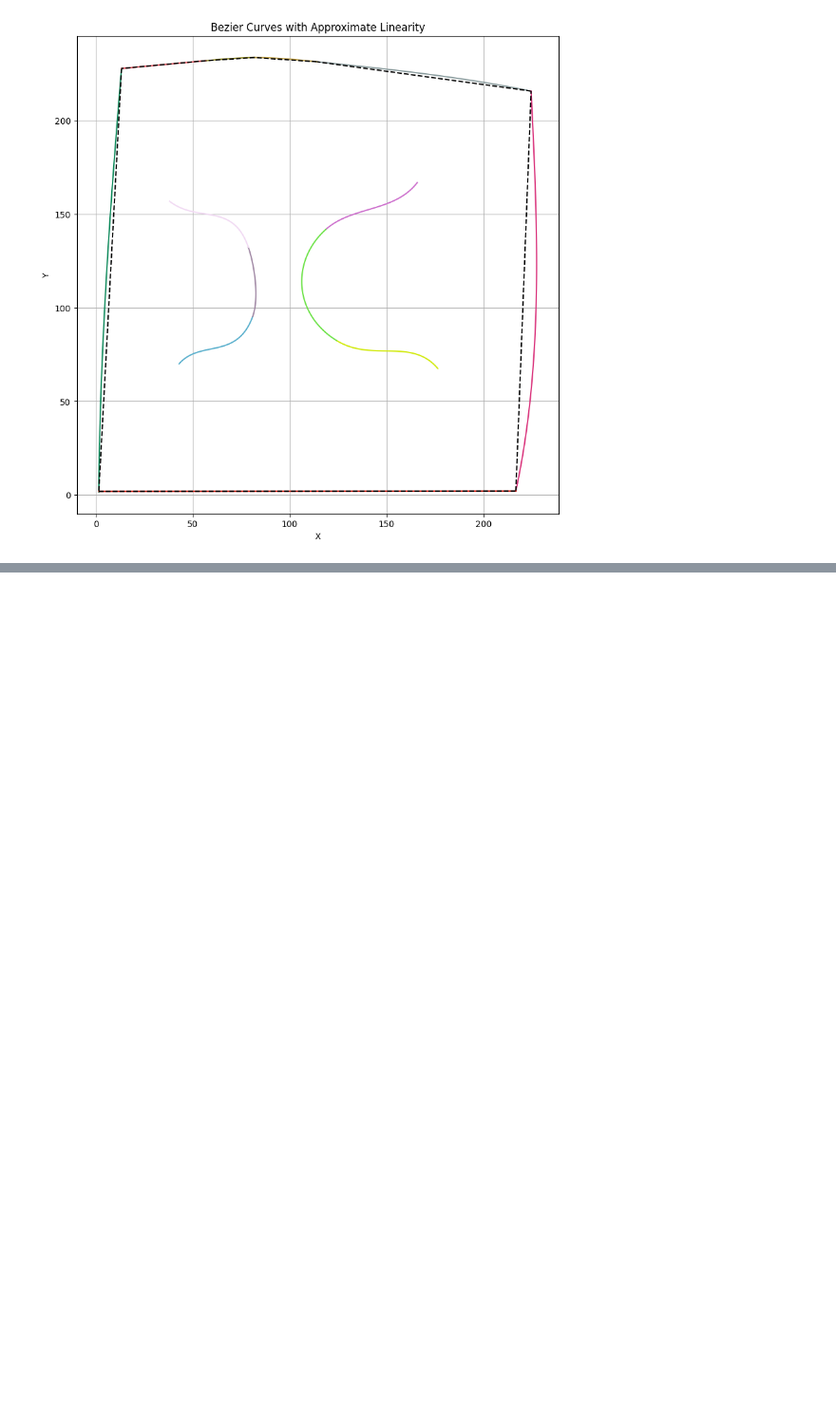
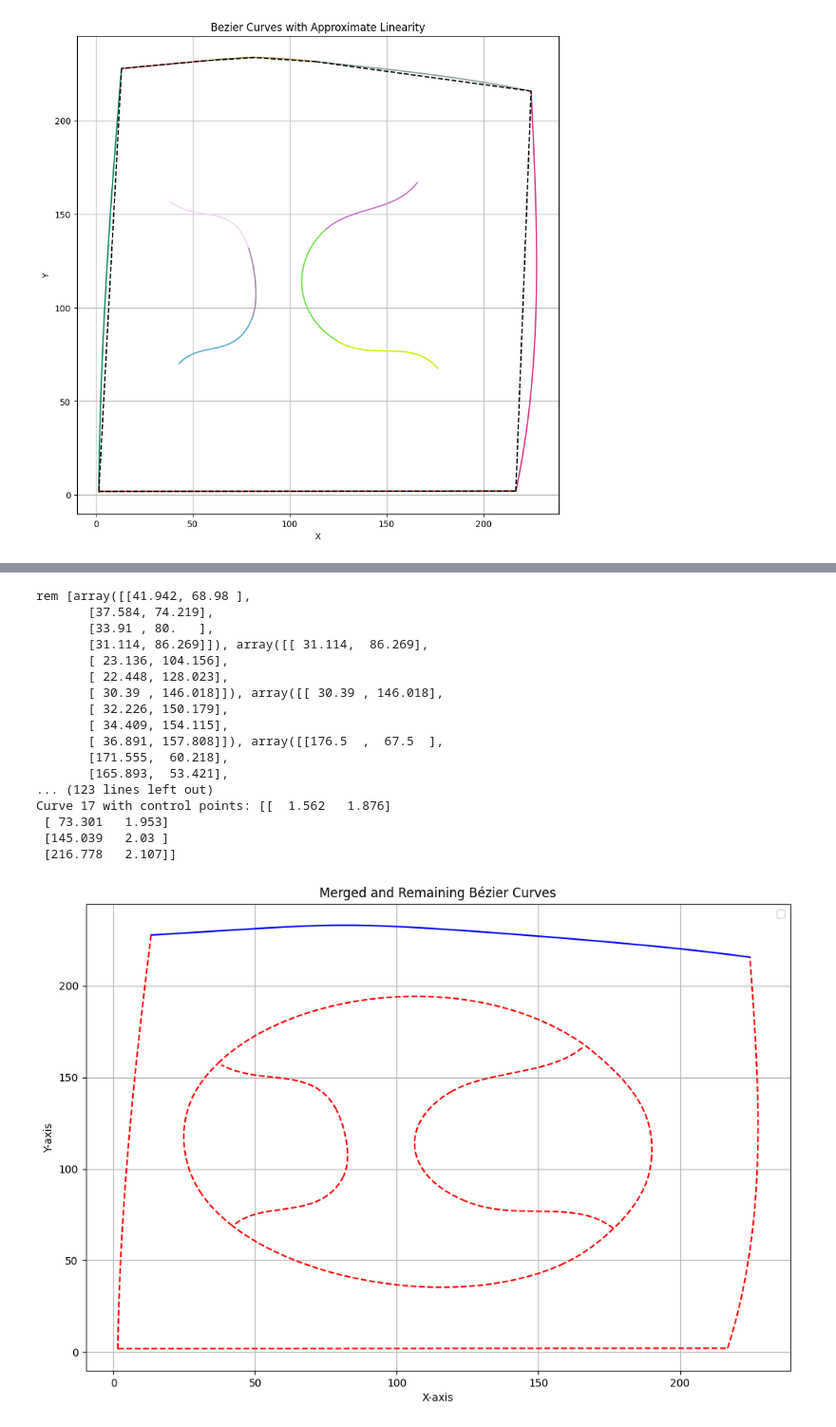
Before and after one commit to shubhamshinde6762/Adobe_Gensolve, a Jupyter notebook: reg.ipynb, the cells around one changed output, grey strips where cells are left out. Shown: that part at 95% size. Cells and saved outputs as stored; diff of their text form; code cells hidden in the pictures; blank space fills up the shorter version.

```diff
--- a/reg.ipynb
+++ b/reg.ipynb
@@ -19,0 +122,35 @@ Number of loops detected: 1
+# %%
+beziers = extract_bezier_curves('data/problems/frag0.svg')[0]
+
+merged_beziers, remaining_beziers = merge_beziers(beziers)
+
+print("rem" , remaining_beziers)
+
+print("Merged Bézier Curves:")
+for i, curve in enumerate(merged_beziers):
+    print(f"Curve {i+1} with control points: {curve}")
+
+print("\nRemaining Bézier Curves:")
+for i, curve in enumerate(remaining_beziers):
+    print(f"Curve {i+1} with control points: {curve}")
+
+plot_beziers(merged_beziers, remaining_beziers, is_3d=False)
+# %% [output]
+rem [array([[41.942, 68.98 ],
+       [37.584, 74.219],
+       [33.91 , 80.   ],
+       [31.114, 86.269]]), array([[ 31.114,  86.269],
+       [ 23.136, 104.156],
+       [ 22.448, 128.023],
+       [ 30.39 , 146.018]]), array([[ 30.39 , 146.018],
+       [ 32.226, 150.179],
+       [ 34.409, 154.115],
+       [ 36.891, 157.808]]), array([[176.5  ,  67.5  ],
+       [171.555,  60.218],
+       [165.893,  53.421],
+... (123 lines left out)
+Curve 17 with control points: [[  1.562   1.876]
+ [ 73.301   1.953]
+ [145.039   2.03 ]
+ [216.778   2.107]]
+[figure, added]
```
Also changed, not shown: parts of 3 cells of this notebook, 3 other files.
